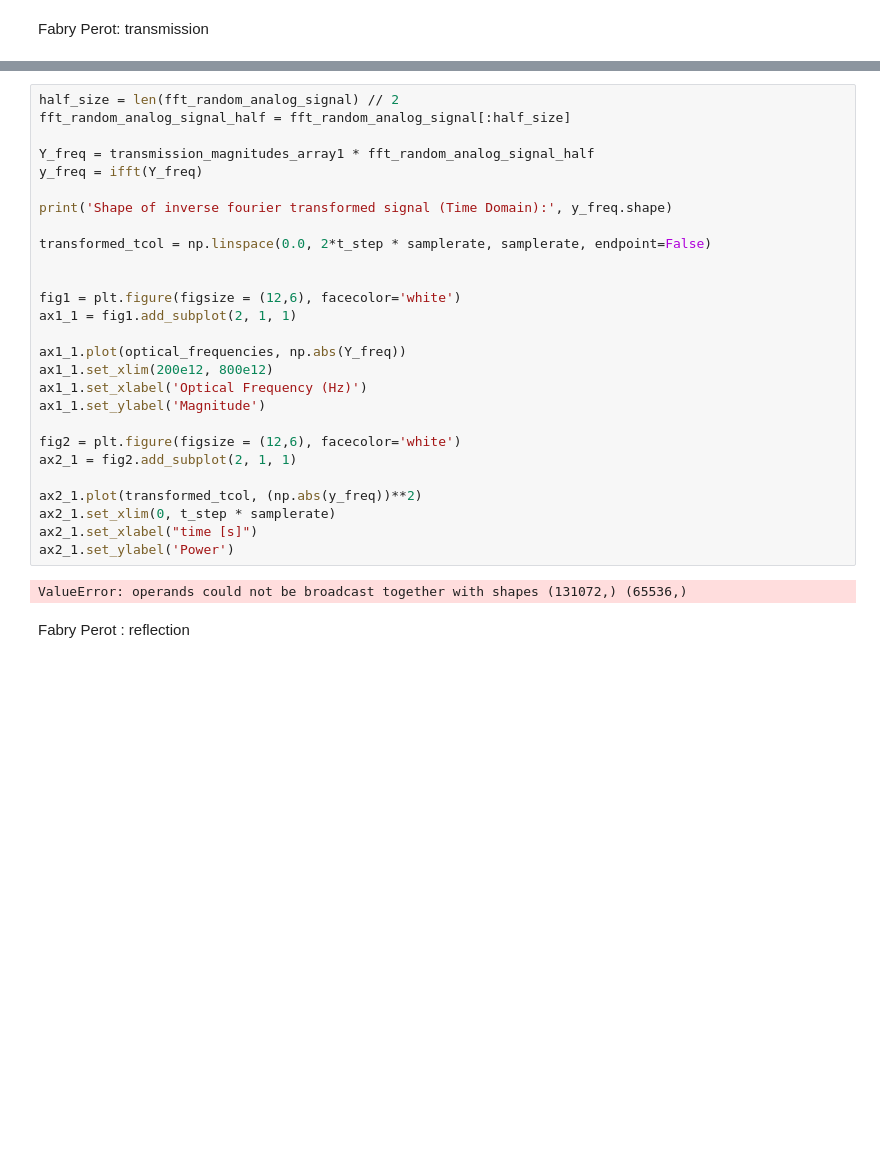
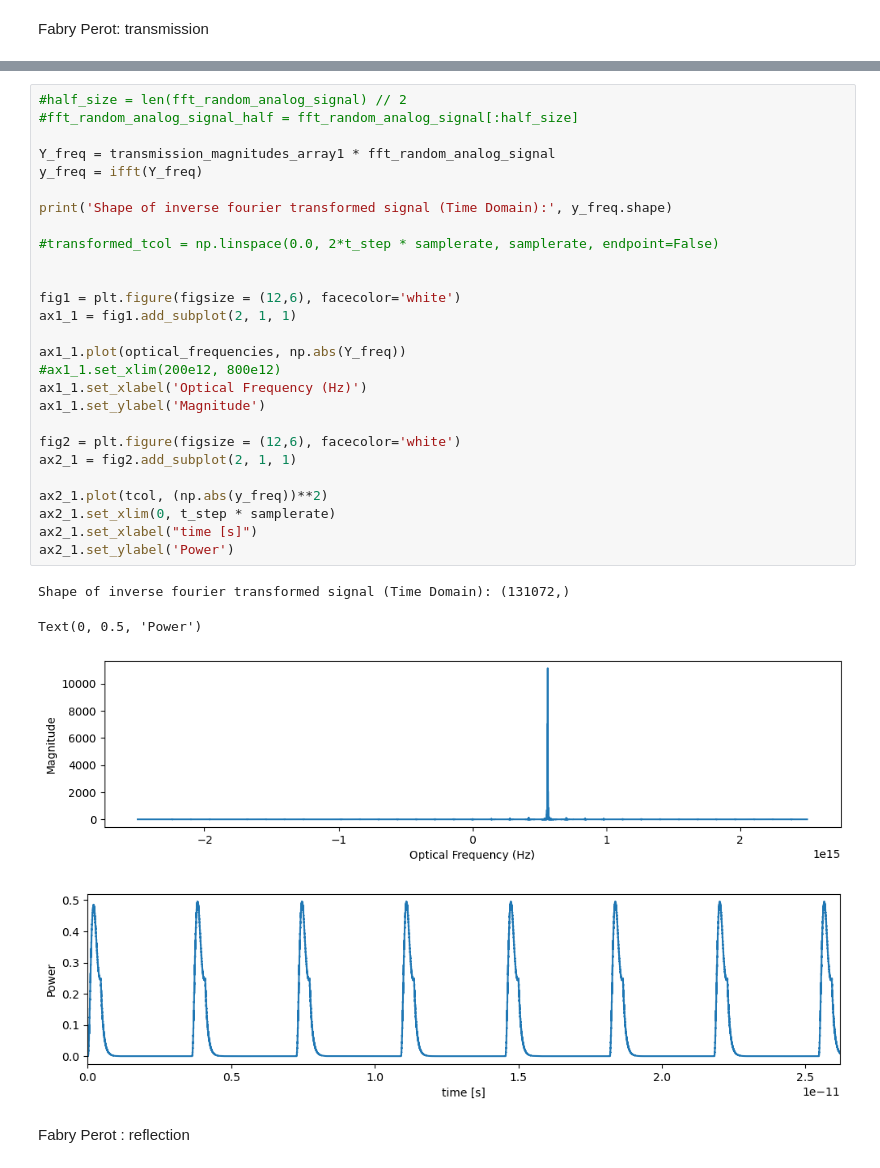
Before and after one commit to tacticstactics/Optical-pulse-broadening, a Jupyter notebook: optical_pulse_broadening_optical_filter.ipynb, the cells around one changed output, grey strips where cells are left out. Drawn from its saved outputs; the diff is of its cells as text; blank space fills up the shorter version.

```diff
--- a/optical_pulse_broadening_optical_filter.ipynb
+++ b/optical_pulse_broadening_optical_filter.ipynb
@@ -435,32 +417,35 @@ Shape of transmission (Frequency Domain): (131072,)
 # %%
-half_size = len(fft_random_analog_signal) // 2
-fft_random_analog_signal_half = fft_random_analog_signal[:half_size]
+#half_size = len(fft_random_analog_signal) // 2
+#fft_random_analog_signal_half = fft_random_analog_signal[:half_size]
 
-Y_freq = transmission_magnitudes_array1 * fft_random_analog_signal_half
+Y_freq = transmission_magnitudes_array1 * fft_random_analog_signal
 y_freq = ifft(Y_freq)
 
 print('Shape of inverse fourier transformed signal (Time Domain):', y_freq.shape)
 
-transformed_tcol = np.linspace(0.0, 2*t_step * samplerate, samplerate, endpoint=False)
+#transformed_tcol = np.linspace(0.0, 2*t_step * samplerate, samplerate, endpoint=False)
 
 
 fig1 = plt.figure(figsize = (12,6), facecolor='white')
 ax1_1 = fig1.add_subplot(2, 1, 1)
 
 ax1_1.plot(optical_frequencies, np.abs(Y_freq))
-ax1_1.set_xlim(200e12, 800e12)
+#ax1_1.set_xlim(200e12, 800e12)
 ax1_1.set_xlabel('Optical Frequency (Hz)')
 ax1_1.set_ylabel('Magnitude')
 
 fig2 = plt.figure(figsize = (12,6), facecolor='white')
 ax2_1 = fig2.add_subplot(2, 1, 1)
 
-ax2_1.plot(transformed_tcol, (np.abs(y_freq))**2)
+ax2_1.plot(tcol, (np.abs(y_freq))**2)
 ax2_1.set_xlim(0, t_step * samplerate)
 ax2_1.set_xlabel("time [s]")
 ax2_1.set_ylabel('Power')
 # %% [output]
-ValueError: operands could not be broadcast together with shapes (131072,) (65536,)
+Shape of inverse fourier transformed signal (Time Domain): (131072,)
+Text(0, 0.5, 'Power')
+[figure, added]
+[figure, added]
 # %% [markdown]
 Fabry Perot : reflection
 # %%
```
Also changed, not shown: parts of 10 cells of this notebook.
